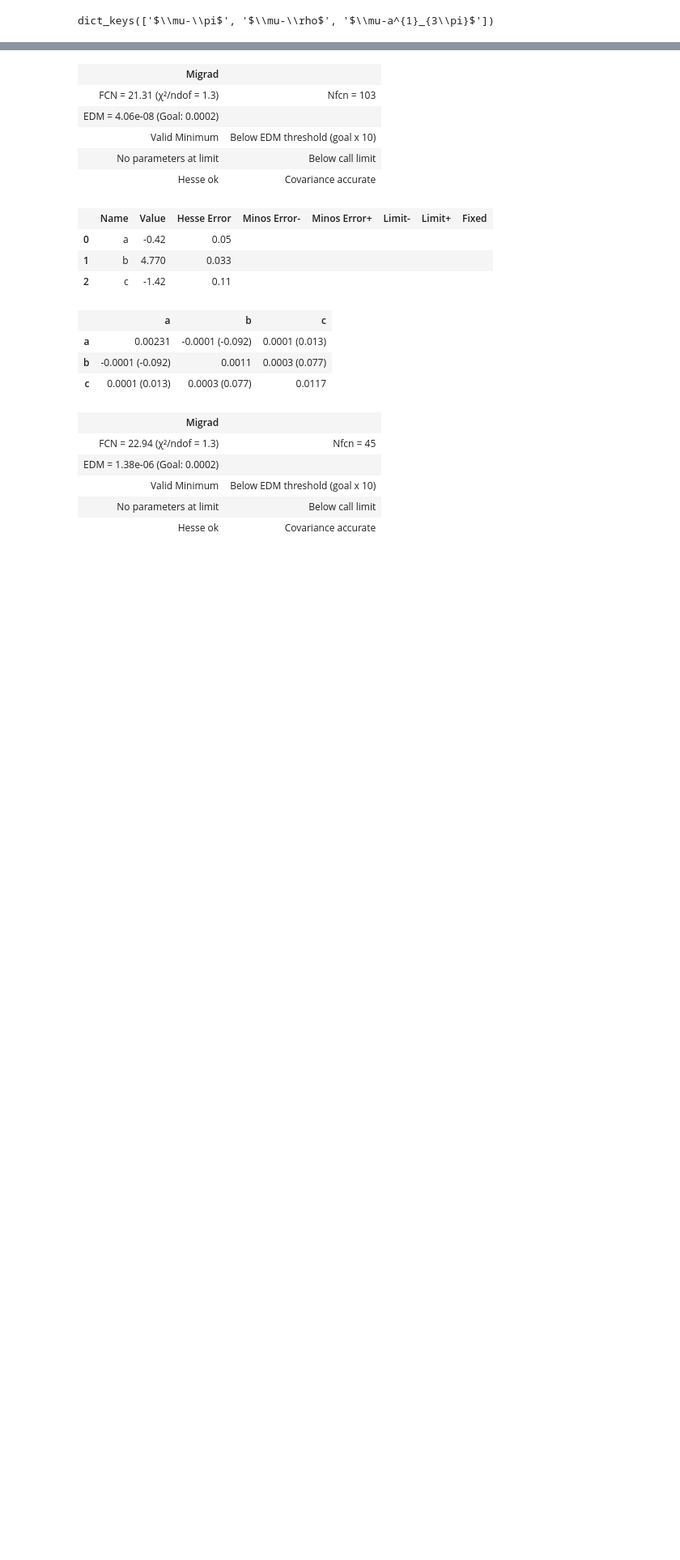
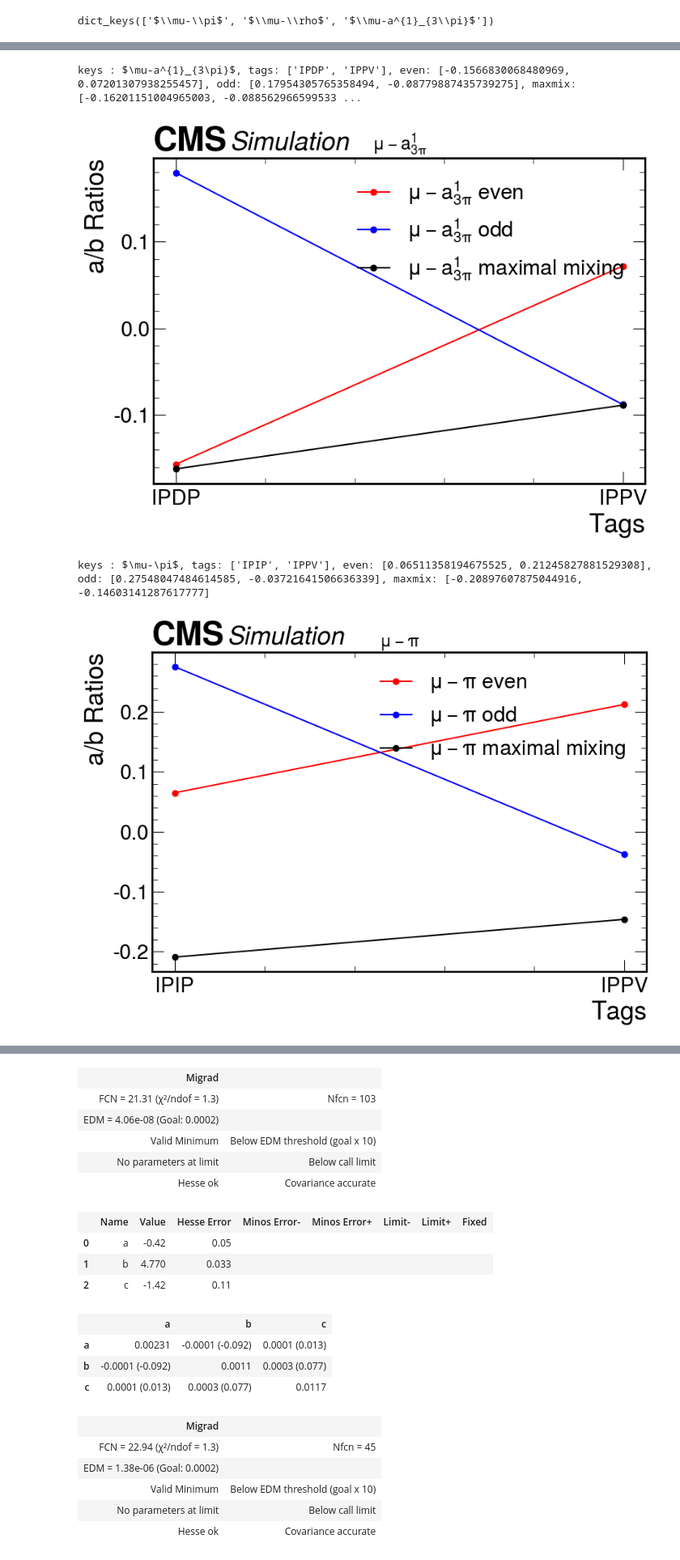
Before and after one commit to mathilde-t/PhiCP_Fit, a Jupyter notebook: fit_phicp.ipynb, the cells around one changed output, grey strips where cells are left out. Shown: that part at 81% size. Cells and saved outputs as stored; diff of their text form; code cells hidden in the pictures; blank space fills up the shorter version.

```diff
--- a/fit_phicp.ipynb
+++ b/fit_phicp.ipynb
@@ -258,0 +264,45 @@ $\mu-a^{1}_{3\pi}$
+# %%
+set_keys = set(fit_results["keys"])  # Unique keys in the results
+
+for key in set_keys: #loops over mupi, murho, mua1
+
+    # Extract tags and a/b ratios for this key
+
+    tags = [fit_results["tags"][i] for i, k in enumerate(fit_results["keys"]) if k == key]
+    a_b_ratios = [fit_results["a/b"][i] for i, k in enumerate(fit_results["keys"]) if k == key]
+
+    # If no data for this key, skip
+    if not tags or not a_b_ratios:
+        print(f"No data found for key {key}, skipping...")
+        continue
+
+    # Extract ratios for existing entries
+    even_ratios = [a_b.get("a/b_even", None) for a_b in a_b_ratios]
+    odd_ratios = [a_b.get("a/b_odd", None) for a_b in a_b_ratios]
+    maxmix_ratios = [a_b.get("a/b_maxmix", None) for a_b in a_b_ratios]
+
+    plt.figure(figsize=(8.9, 6.6))
+    hep.cms.text("Simulation", loc=0)
+
+    sorted_tags = sorted(tags)
+
+    # Plot data
+    plt.plot(sorted_tags, even_ratios, '-o', label=f"{key} even", color="red")
+    plt.plot(sorted_tags, odd_ratios, '-o', label=f"{key} odd", color="blue")
+    plt.plot(sorted_tags, maxmix_ratios, '-o', label=f"{key} maximal mixing", color="black")
+
+    print(f"keys : {key}, tags: {sorted_tags}, even: {even_ratios}, odd: {odd_ratios}, maxmix: {maxmix_ratios}")
+
+    # Configure plot labels and save
+    plt.xlabel("Tags")
+    plt.ylabel("a/b Ratios")
+    plt.title(f"{key}", fontsize=18)
+    plt.legend(frameon=False, loc="upper right")
+    plt.tight_layout()
+    plt.savefig(f"OUTPUT/comparison_ab_ratios_by_fit_types_{simpledict[key]}.pdf", dpi=300)
+    plt.show()
+# %% [output]
+keys : $\mu-a^{1}_{3\pi}$, tags: ['IPDP', 'IPPV'], even: [-0.1566830068480969, 0.07201307938255457], odd: [0.17954305765358494, -0.08779887435739275], maxmix: [-0.16201151004965003, -0.088562966599533 ...
+[figure, added]
+keys : $\mu-\pi$, tags: ['IPIP', 'IPPV'], even: [0.06511358194675525, 0.21245827881529308], odd: [0.27548047484614585, -0.03721641506636339], maxmix: [-0.20897607875044916, -0.14603141287617777]
+[figure, added]
```
Also changed, not shown: parts of 13 cells of this notebook, 10 other files.
